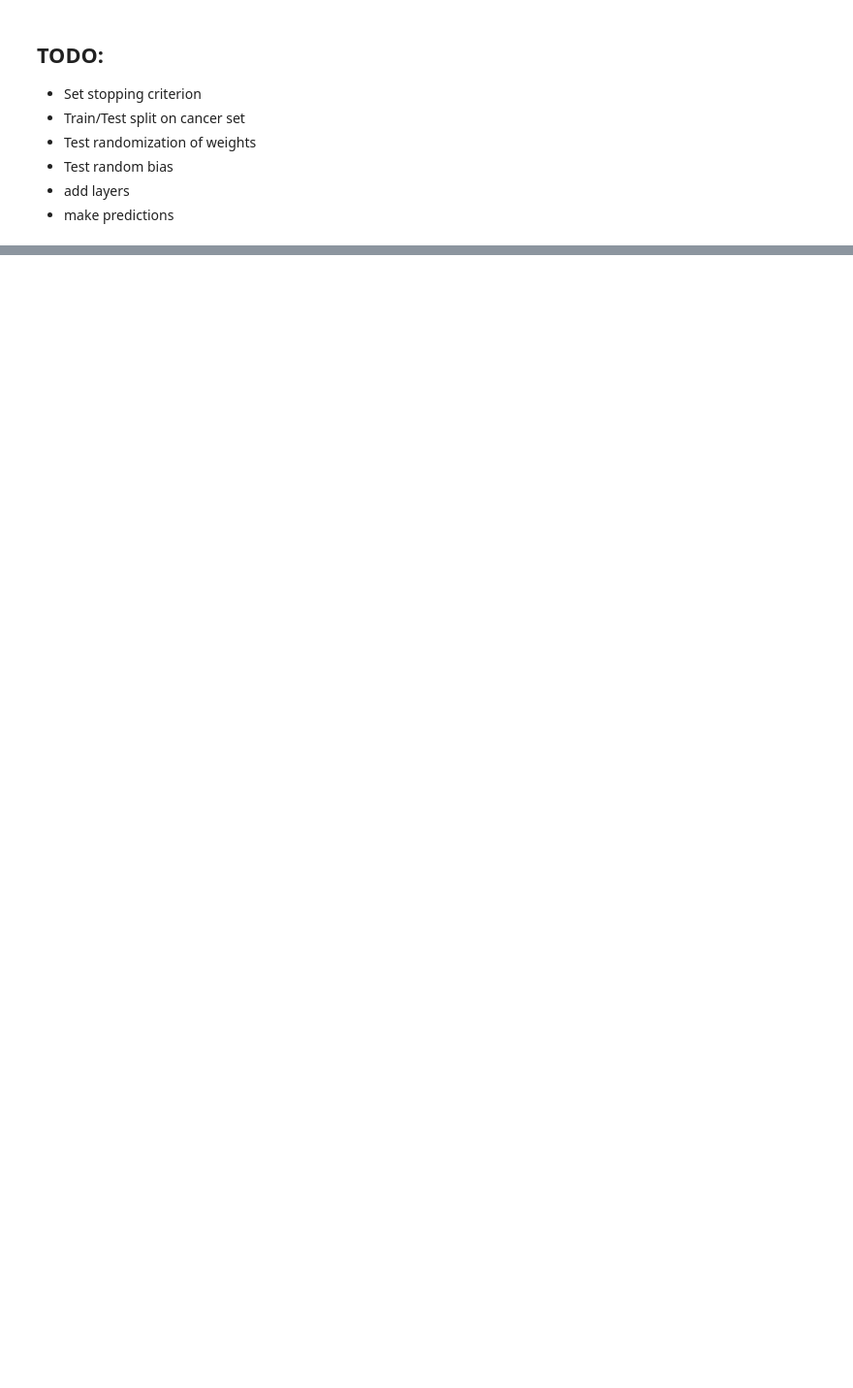
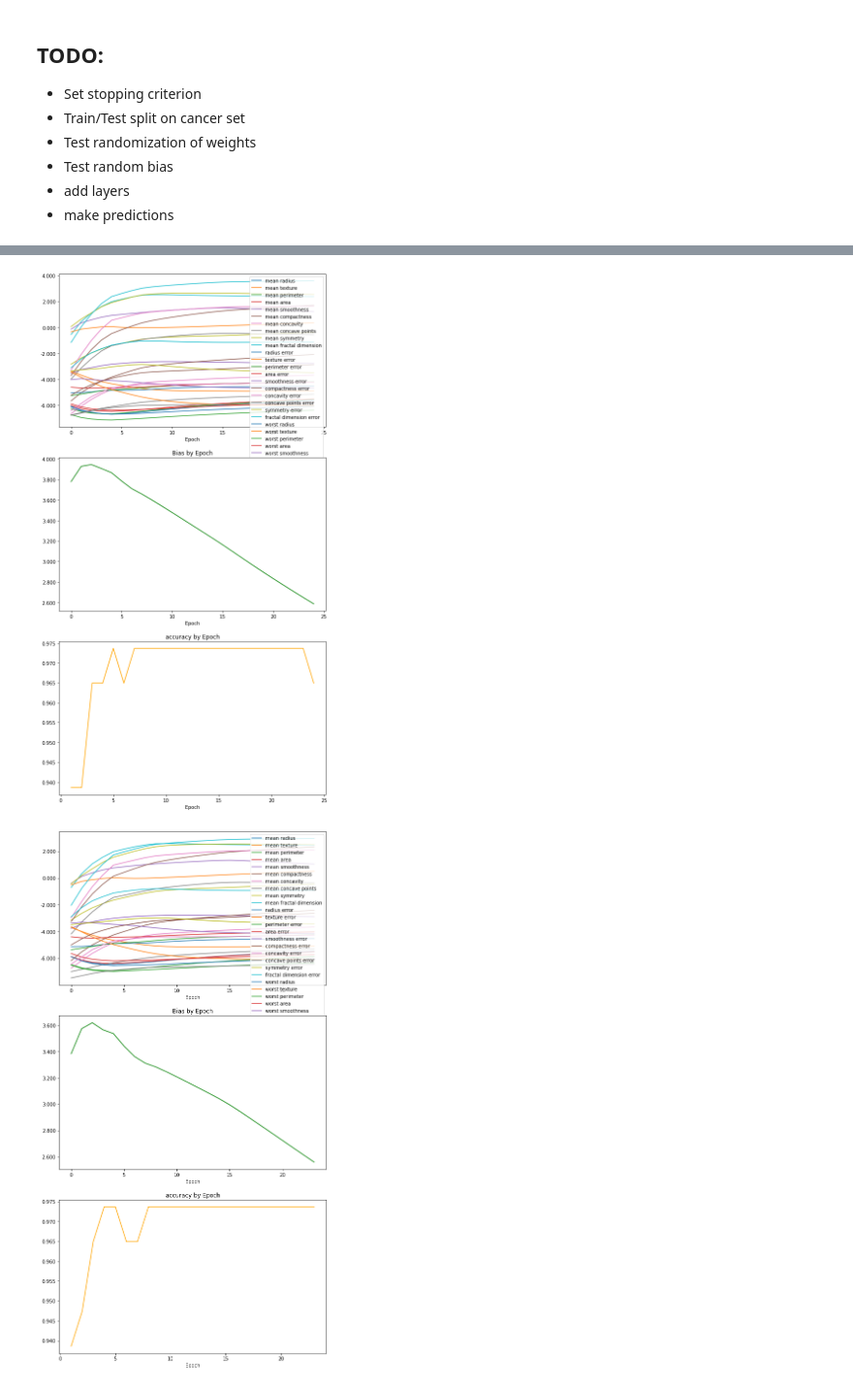
Before and after one commit to fastest-parrot/q_perceptron, a Jupyter notebook: q-tip-perceptron-cancer-model.ipynb, the cells around one changed output, grey strips where cells are left out. Shown at 97% size. Saved outputs shown, nothing was run; the diff lists cells and outputs as text; code cells hidden in the pictures; blank space fills up the shorter version.

```diff
--- a/q-tip-perceptron-cancer-model.ipynb
+++ b/q-tip-perceptron-cancer-model.ipynb
@@ -259,0 +318,12 @@ NameError: name 'new_results' is not defined
+# %%
+nets = {}
+for random_state in range(0, 6):
+    nets.update({
+        random_state:
+        qtip_nnet(features=Qobj(X_train),
+                  target=y_train,
+                  random_state=random_state,
+                  features_test=X_test,
+                  target_test=y_test,
+                  brake_callback=BrakeCondition(tolerance=0.005, patience=20))
+    })
@@ -259,0 +344,6 @@ NameError: name 'new_results' is not defined
+# %%
+for rs, model in nets.items():
+    plot_nnet(model, cancer_data['feature_names'])
+# %% [output]
+[figure, added]
+[figure, added]
```
Also changed, not shown: parts of 59 cells of this notebook, 1 other file.
